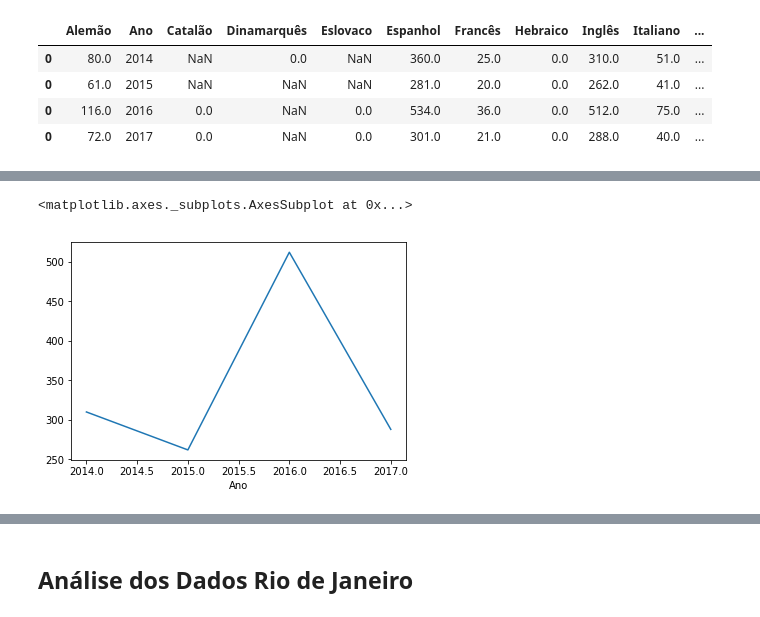
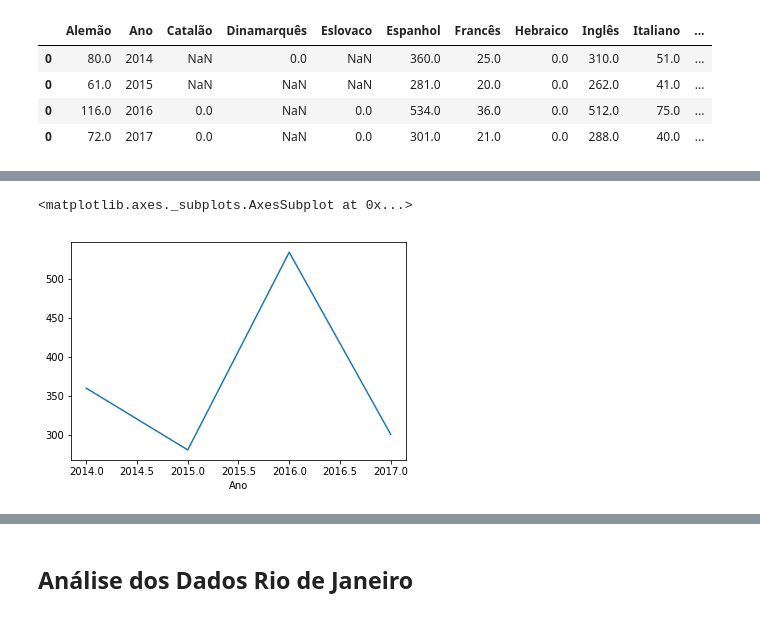
Before and after one commit to if1015-datascience-ufpe/2018-2-projeto-agua-de-coco, a Jupyter notebook: Análise Hospedagens.ipynb, the cells around one changed output, grey strips where cells are left out. Cells and saved outputs as stored; diff of their text form; code cells hidden in the pictures.

```diff
--- a/Análise Hospedagens.ipynb
+++ b/Análise Hospedagens.ipynb
@@ -477,0 +543,3 @@ dadosRS_2017
+# %%
+chegadas2017RS = ano(media(AnaliseChegadas(chegadas2017,'Rio Grande do Sul')),'2017')
+chegadas2017RS
@@ -478,8 +549,8 @@ dadosRS_2017
 # %% [markdown]
 ### Dataframe com os valores dos anos 2014-2017 | RS
 # %%
-dadosRS = Dados(dadosRS_2014,dadosRS_2015,dadosRS_2016,dadosRS_2017)
-dadosRS
+dados_Hospedagens_RS = Dados(dadosRS_2014,dadosRS_2015,dadosRS_2016,dadosRS_2017)
+dados_Hospedagens_RS
 # %% [output]
 of pandas will change to not sort by default.
 
@@ -493,3 +564,6 @@ To retain the current behavior and silence the warning, pass sort=False
 | 0 | 61.0 | 2015 | NaN | NaN | NaN | 281.0 | 20.0 | 0.0 | 262.0 | 41.0 | ... |
 | 0 | 116.0 | 2016 | 0.0 | NaN | 0.0 | 534.0 | 36.0 | 0.0 | 512.0 | 75.0 | ... |
 | 0 | 72.0 | 2017 | 0.0 | NaN | 0.0 | 301.0 | 21.0 | 0.0 | 288.0 | 40.0 | ... |
+# %%
+dados_Chegadas_RS = Dados(chegadas2014RS,chegadas2015RS,chegadas2016RS,chegadas2017RS)
+dados_Chegadas_RS
@@ -495,0 +576,4 @@ To retain the current behavior and silence the warning, pass sort=False
+# %%
+dadosRS = pd.merge(dados_Hospedagens_RS,dados_Chegadas_RS,how='outer')
+dadosRS.rename(columns={'Chegadas': 'Chegadas_Argentina'}, inplace=True)
+dadosRS
@@ -496,5 +586,5 @@ To retain the current behavior and silence the warning, pass sort=False
 # %%
-dadosRS.groupby(dadosRS.Ano.dt.year).Inglês.mean().plot()
+dadosRS.groupby(dadosRS.Ano.dt.year).Espanhol.mean().plot()
 # %% [output]
 <matplotlib.axes._subplots.AxesSubplot at 0x...>
-[figure, old version]
+[figure, new version]
```
Also changed, not shown: parts of 69 cells of this notebook, 5 other files.
